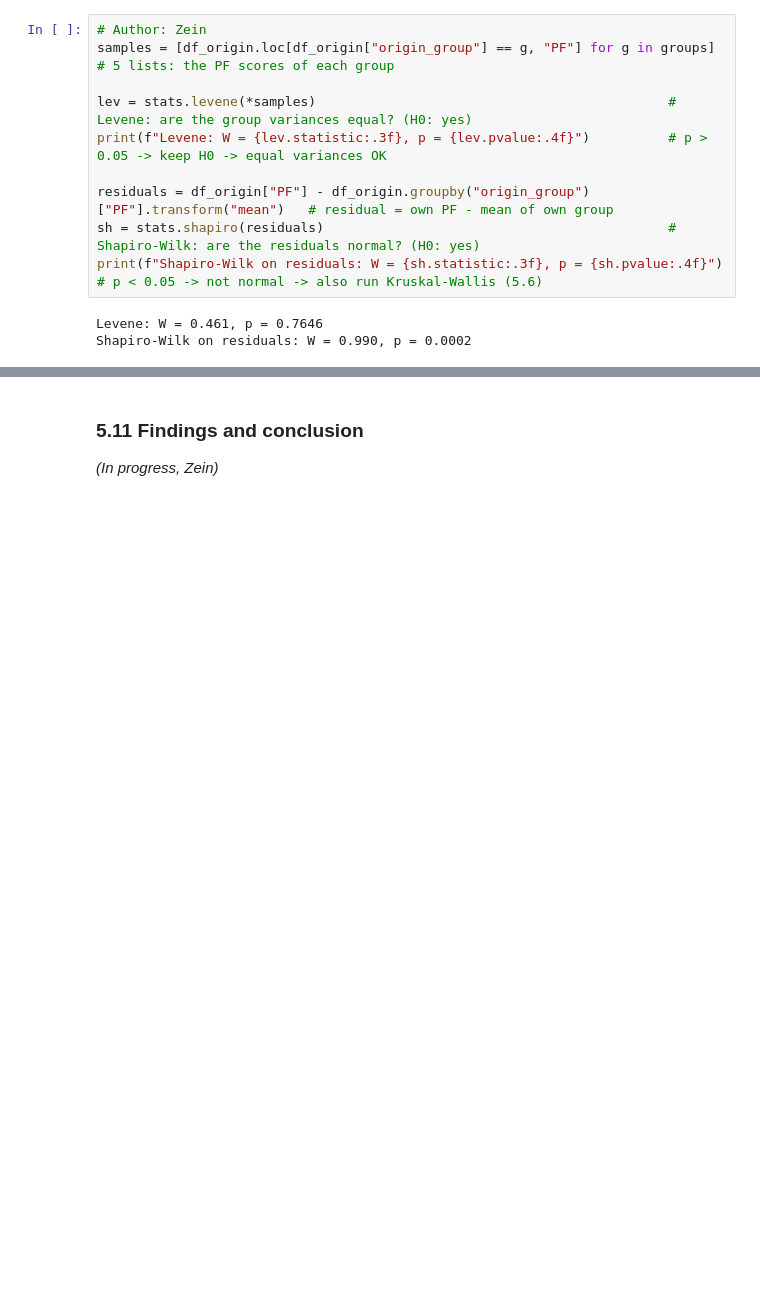
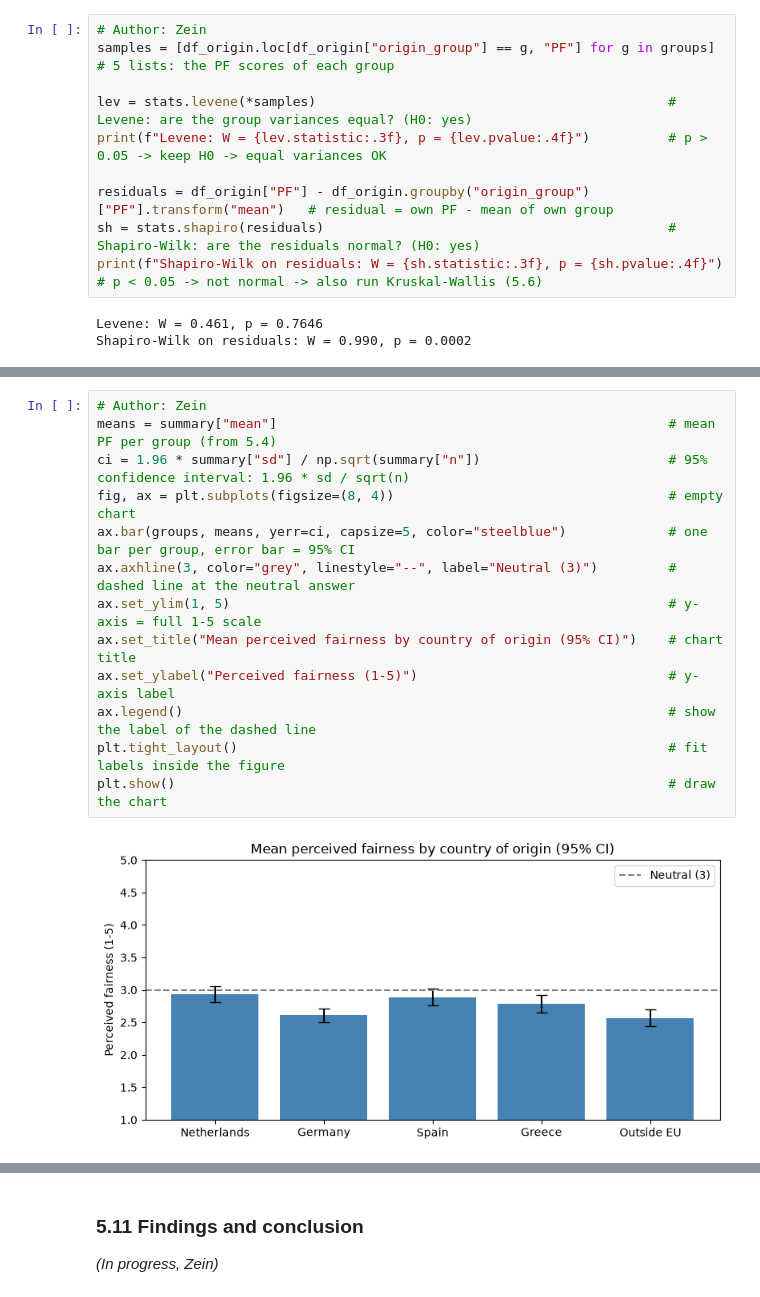
Before and after one commit to sbhmxn5bsq-rgb/Business-Statistics-26-27-Block-1-, a Jupyter notebook: Business_Statistics_Gr_13.ipynb, the cells around one changed output, grey strips where cells are left out. Drawn from its saved outputs; the diff is of its cells as text; blank space fills up the shorter version.

Commit message:
Zein: section 5.6-5.10 (country of origin)

```diff
--- a/Business_Statistics_Gr_13.ipynb
+++ b/Business_Statistics_Gr_13.ipynb
@@ -371,0 +369,15 @@ Shapiro-Wilk on residuals: W = 0.990, p = 0.0002
+# %%
+# Author: Zein
+means = summary["mean"]                                                  # mean PF per group (from 5.4)
+ci = 1.96 * summary["sd"] / np.sqrt(summary["n"])                        # 95% confidence interval: 1.96 * sd / sqrt(n)
+fig, ax = plt.subplots(figsize=(8, 4))                                   # empty chart
+ax.bar(groups, means, yerr=ci, capsize=5, color="steelblue")             # one bar per group, error bar = 95% CI
+ax.axhline(3, color="grey", linestyle="--", label="Neutral (3)")         # dashed line at the neutral answer
+ax.set_ylim(1, 5)                                                        # y-axis = full 1-5 scale
+ax.set_title("Mean perceived fairness by country of origin (95% CI)")    # chart title
+ax.set_ylabel("Perceived fairness (1-5)")                                # y-axis label
+ax.legend()                                                              # show the label of the dashed line
+plt.tight_layout()                                                       # fit labels inside the figure
+plt.show()                                                               # draw the chart
+# %% [output]
+[figure, added]
```
Also changed, not shown: parts of 19 cells of this notebook.
